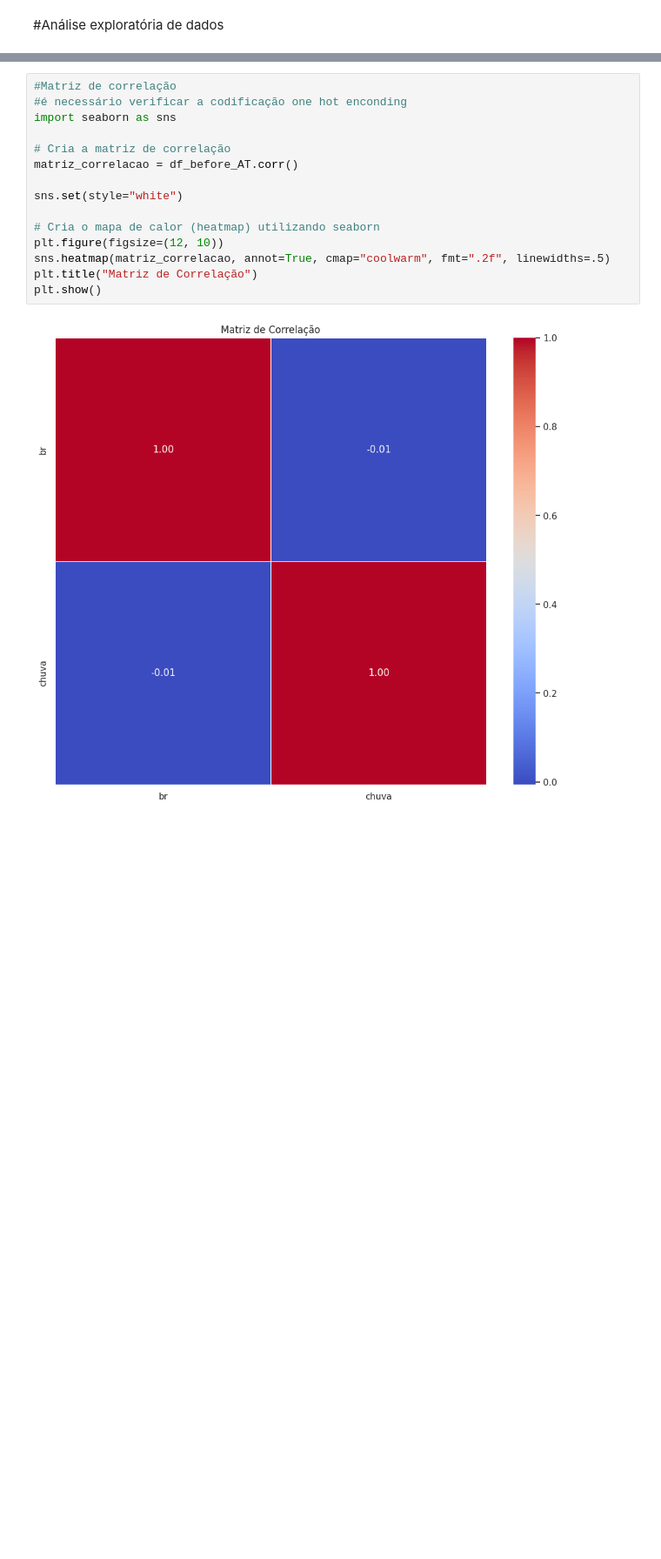
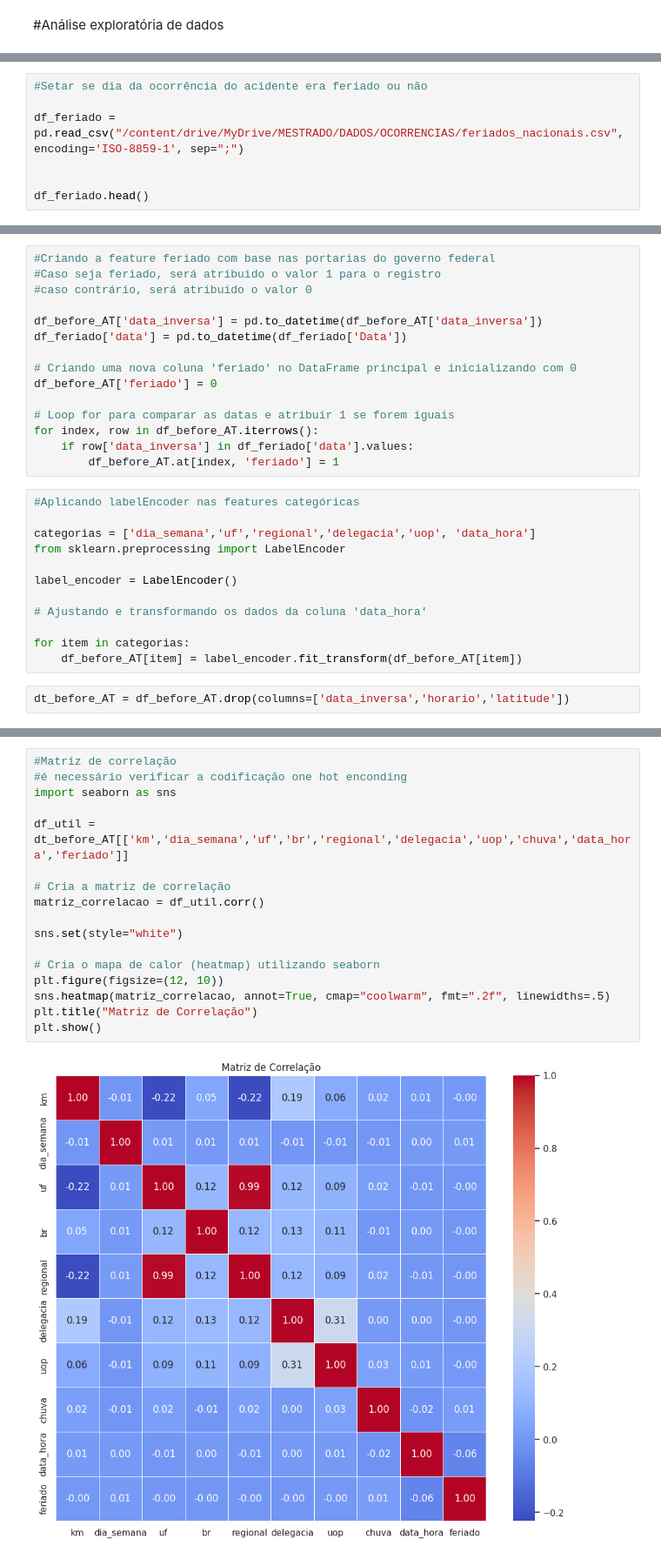
Before and after one commit to srdiegorodrigues/projeto, a Jupyter notebook: pesquisa1.ipynb, the cells around one changed output, grey strips where cells are left out. Shown at 87% size. Saved outputs shown, nothing was run; the diff lists cells and outputs as text; blank space fills up the shorter version.

```diff
--- a/pesquisa1.ipynb
+++ b/pesquisa1.ipynb
@@ -272,0 +342,7 @@ plt.show()
+# %%
+#Setar se dia da ocorrência do acidente era feriado ou não
+
+df_feriado = pd.read_csv("/content/drive/MyDrive/MESTRADO/DADOS/OCORRENCIAS/feriados_nacionais.csv",  encoding='ISO-8859-1', sep=";")
+
+
+df_feriado.head()
@@ -272,0 +356,29 @@ plt.show()
+# %%
+#Criando a feature feriado com base nas portarias do governo federal
+#Caso seja feriado, será atribuido o valor 1 para o registro
+#caso contrário, será atribuido o valor 0
+
+df_before_AT['data_inversa'] = pd.to_datetime(df_before_AT['data_inversa'])
+df_feriado['data'] = pd.to_datetime(df_feriado['Data'])
+
+# Criando uma nova coluna 'feriado' no DataFrame principal e inicializando com 0
+df_before_AT['feriado'] = 0
+
+# Loop for para comparar as datas e atribuir 1 se forem iguais
+for index, row in df_before_AT.iterrows():
+    if row['data_inversa'] in df_feriado['data'].values:
+        df_before_AT.at[index, 'feriado'] = 1
+# %%
+#Aplicando labelEncoder nas features categóricas
+
+categorias = ['dia_semana','uf','regional','delegacia','uop', 'data_hora']
+from sklearn.preprocessing import LabelEncoder
+
+label_encoder = LabelEncoder()
+
+# Ajustando e transformando os dados da coluna 'data_hora'
+
+for item in categorias:
+    df_before_AT[item] = label_encoder.fit_transform(df_before_AT[item])
+# %%
+dt_before_AT = df_before_AT.drop(columns=['data_inversa','horario','latitude'])
@@ -273,17 +394,19 @@ plt.show()
 # %%
 #Matriz de correlação
 #é necessário verificar a codificação one hot enconding
 import seaborn as sns
 
+df_util = dt_before_AT[['km','dia_semana','uf','br','regional','delegacia','uop','chuva','data_hora','feriado']]
+
 # Cria a matriz de correlação
-matriz_correlacao = df_before_AT.corr()
+matriz_correlacao = df_util.corr()
 
 sns.set(style="white")
 
 # Cria o mapa de calor (heatmap) utilizando seaborn
 plt.figure(figsize=(12, 10))
 sns.heatmap(matriz_correlacao, annot=True, cmap="coolwarm", fmt=".2f", linewidths=.5)
 plt.title("Matriz de Correlação")
 plt.show()
 # %% [output]
-[figure, old version]
+[figure, new version]
```
Also changed, not shown: parts of 16 cells of this notebook.
